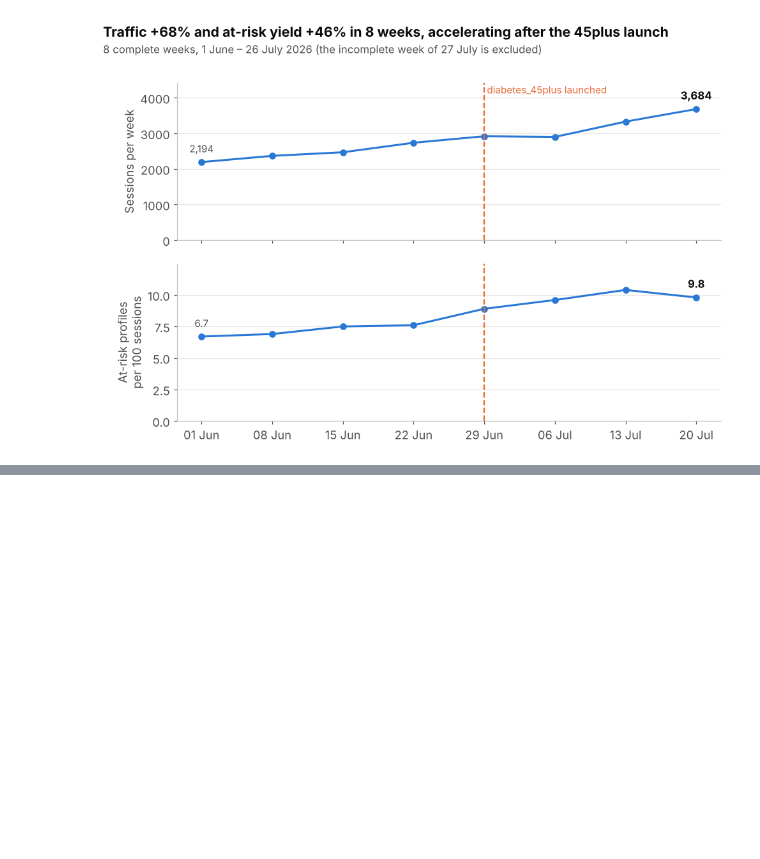
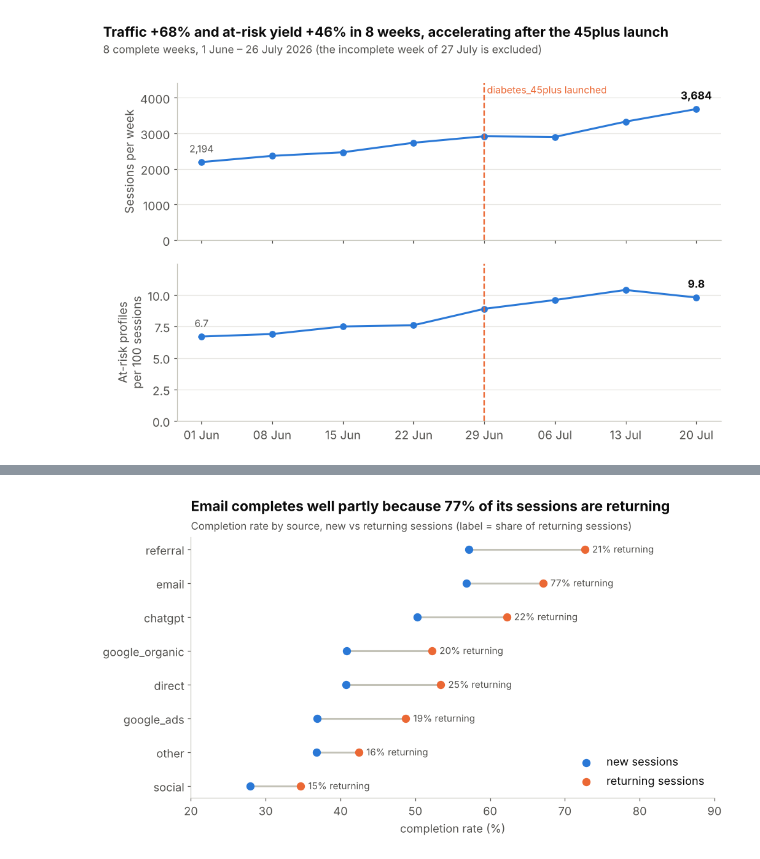
Before and after one commit to souhahabibi-SH/Doctoome_case, a Jupyter notebook: notebook/analysis.ipynb, the cells around one changed output, grey strips where cells are left out. Cells and saved outputs as stored; diff of their text form; code cells hidden in the pictures; blank space fills up the shorter version.

```diff
--- a/notebook/analysis.ipynb
+++ b/notebook/analysis.ipynb
@@ -1392,0 +1745,17 @@ plt.show()
+# %%
+# Step 40: completion by source, separately for new and returning sessions
+src = con.execute("""
+    SELECT acquisition_source, is_returning_visitor, is_completed::INT AS completed
+    FROM session_summary
+""").df()
+
+source_ret = src.pivot_table(index="acquisition_source", columns="is_returning_visitor",
+                             values="completed", aggfunc="mean").mul(100)
+source_ret.columns = ["new_sessions_%", "returning_sessions_%"]
+source_ret["all_sessions_%"]    = src.groupby("acquisition_source").completed.mean() * 100
+source_ret["share_returning_%"] = src.groupby("acquisition_source").is_returning_visitor.mean() * 100
+
+# Completion if every source had the overall share of returning sessions (standardisation)
+overall_ret = src.is_returning_visitor.mean()
+source_ret["standardised_%"] = source_ret["new_sessions_%"] * (1 - overall_ret) + source_ret["returning_sessions_%"] * overall_ret
+display(source_ret.sort_values("all_sessions_%", ascending=False).round(1))
@@ -1392,0 +1773,17 @@ plt.show()
+# %%
+# Chart 9 – completion of new vs returning sessions by source
+t = source_ret.sort_values("new_sessions_%")
+fig, ax = plt.subplots(figsize=(10, 5))
+y = np.arange(len(t))
+ax.hlines(y, t["new_sessions_%"], t["returning_sessions_%"], color=GREY, lw=2)
+ax.scatter(t["new_sessions_%"], y, color=BLUE, s=60, zorder=3, label="new sessions")
+ax.scatter(t["returning_sessions_%"], y, color=ORANGE, s=60, zorder=3, label="returning sessions")
+for i, (src_name, row) in enumerate(t.iterrows()):
+    ax.text(row["returning_sessions_%"] + 1, i, f"{row['share_returning_%']:.0f}% returning", va="center", fontsize=10, color=TEXT2)
+ax.set_yticks(y, t.index); ax.set_xlabel("completion rate (%)"); ax.set_xlim(20, 90)
+ax.legend(frameon=False, loc="lower right")
+add_title(ax, "Email completes well partly because 77% of its sessions are returning",
+          "Completion rate by source, new vs returning sessions (label = share of returning sessions)")
+save(fig, "09_completion_new_vs_returning"); plt.show()
+# %% [output]
+[figure, added]
```
Also changed, not shown: parts of 53 cells of this notebook, 10 other files.
